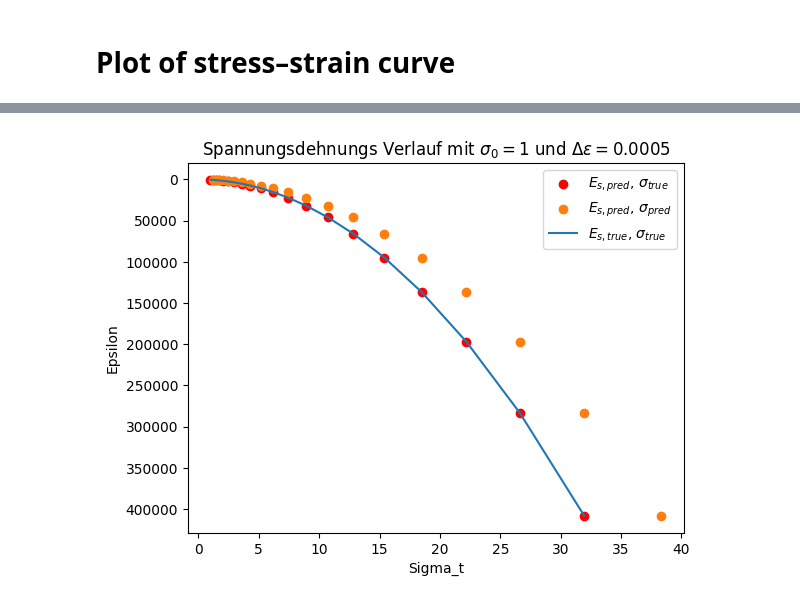
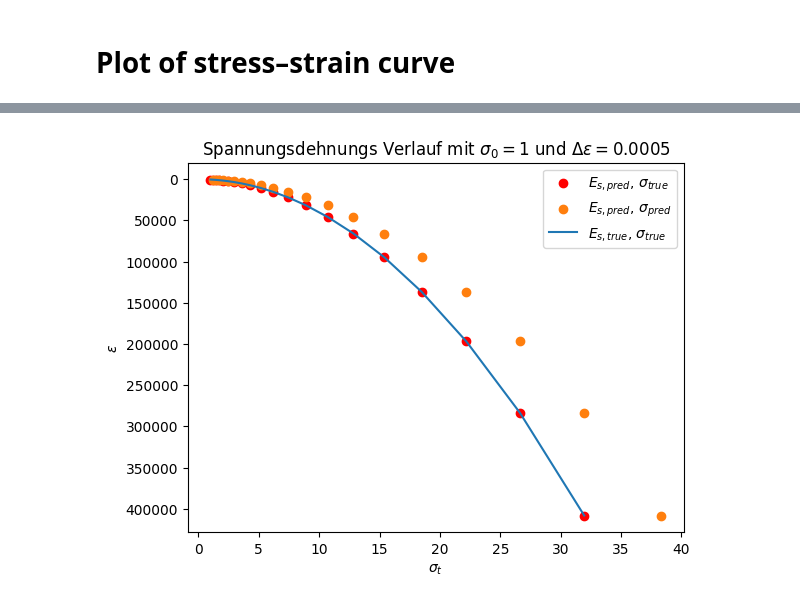
Before and after one commit to BesT1CooKie1/nn_oedometer, a Jupyter notebook: 02_oedometer_pina.ipynb, the cells around one changed output, grey strips where cells are left out. Drawn from its saved outputs; the diff is of its cells as text; code cells hidden in the pictures.

```diff
--- a/02_oedometer_pina.ipynb
+++ b/02_oedometer_pina.ipynb
@@ -272,8 +272,8 @@ def plot_result(iterations=20, start_sigma=1, delta_epsilon=0.0005):
     plt.plot(sigma_true, e_s_true_plot, label='$E_{s,true}$, $\sigma_{true}$')
 
     plt.gca().invert_yaxis()
-    plt.xlabel('Sigma_t')
-    plt.ylabel('Epsilon')
+    plt.xlabel('$\sigma_t$')
+    plt.ylabel('$\epsilon$')
     plt.title(f'Spannungsdehnungs Verlauf mit $\sigma_0={start_sigma}$ und $\Delta\epsilon=0.0005$')
     plt.legend()
     plt.show()
@@ -297 +299 @@ plot_result()
-[figure, old version]
+[figure, new version]
```
Also changed, not shown: parts of 1 cell of this notebook, 2 other files.
